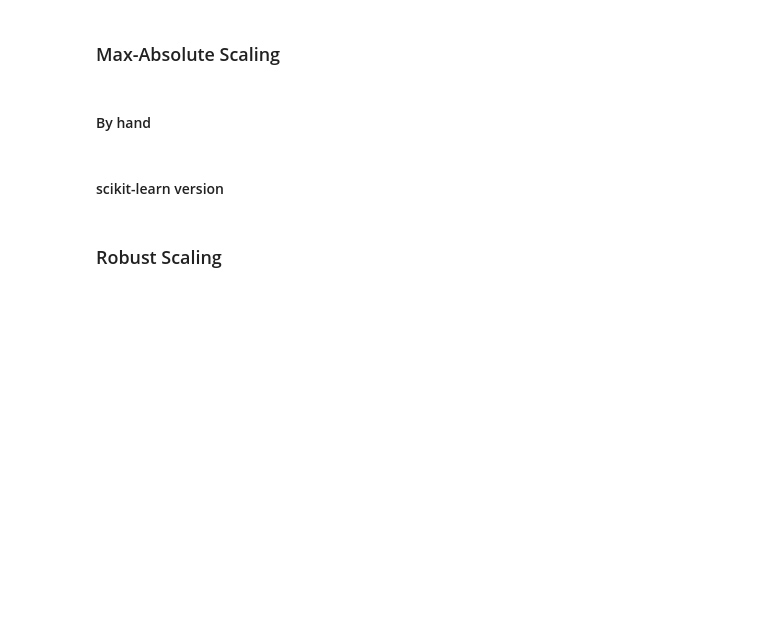
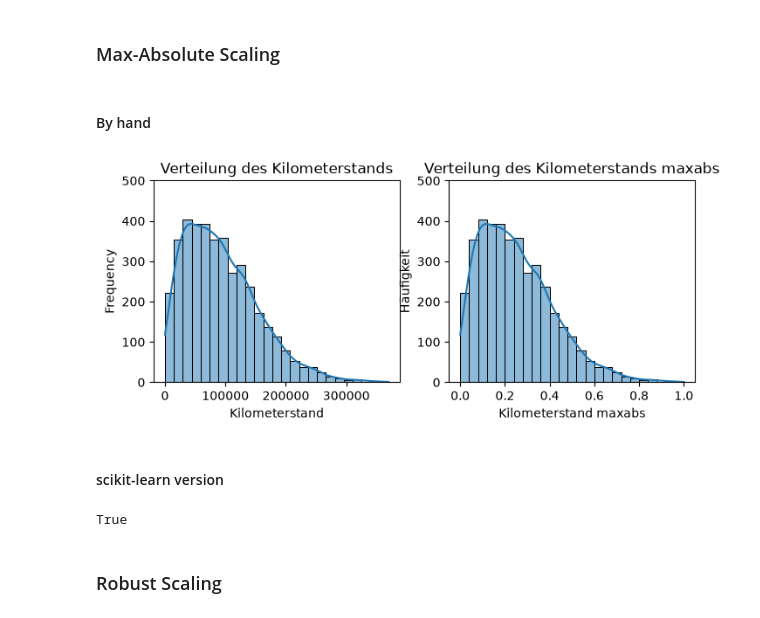
Before and after one commit to Ruzica12344/python_data_preparation, a Jupyter notebook: advanced_data_preparation_car_data.ipynb, the cells around one changed output. Saved outputs shown, nothing was run; the diff lists cells and outputs as text; code cells hidden in the pictures; blank space fills up the shorter version.

```diff
--- a/advanced_data_preparation_car_data.ipynb
+++ b/advanced_data_preparation_car_data.ipynb
@@ -479,10 +479,16 @@ Höhe der Balken	bis ca. 400
 #### scikit-learn version
 # %%
 # Min-Max scaling of the variable 'mileage' (scikit-learn version)
+from sklearn.preprocessing import MinMaxScaler
 
 
 # Fit the scaler and transform the variable
 # (note the double brackets: scikit-learn expects a 2D input)
-
+scaler = MinMaxScaler()
+df['mileage_scaled_minmax_sklearn'] =scaler.fit_transform(df[['mileage']]).ravel()
+#df[['x']] -> 2x[[]]=2D und 1[]=1D
 
 # Check that the by-hand and scikit-learn versions give the same result
+#vergleichen mileage_scaled_minmax_sklearn mit mileage_scaled_minmax
+print(np.allclose(df['mileage_scaled_minmax_sklearn'],
+                  df['mileage_scaled_minmax']))
@@ -492,26 +500,54 @@ Höhe der Balken	bis ca. 400
 #### By hand
 # %%
 # Max-Absolute scaling of the variable 'mileage' (by hand)
+df['mileage_scaled_max_abs'] = df['mileage'] / df['mileage'].abs().max()
 
 
 # Histogram of the variable 'mileage' and 'mileage_scaled_max_abs'
+plt.figure(figsize=(8, 3))
+plt.subplot(1, 2, 1) #heisst-> 1= es soll eine Reihe geben, 2= in dieser Reihe soll es 2 Grafiken geben, 1= jetzt zeichne ich die erste (links).
+sns.histplot(data=df, x='mileage', bins=25, kde=True)
+plt.title('Verteilung des Kilometerstands')
+plt.xlabel('Kilometerstand')
+plt.ylabel('Frequency')
+plt.ylim(0, 500)
+
+plt.subplot(1, 2, 2)
+sns.histplot(data=df, x='mileage_scaled_max_abs', bins=25, kde=True)
+plt.title('Verteilung des Kilometerstands maxabs')
+plt.xlabel('Kilometerstand maxabs')
+plt.ylabel('Häufigkeit')
+plt.ylim(0, 500)
+plt.show()
+
 
 
 # Set the y-axis range for each subplot and add labels
 
 
 # Display the plot
+# %% [output]
+[figure, added]
 # %% [markdown]
 #### scikit-learn version
 # %%
 # Max-Absolute scaling of the variable 'mileage' (scikit-learn version)
+from sklearn.preprocessing import MaxAbsScaler
+scaler = MaxAbsScaler()   #erstellen, Werkzeug bereit
 
 
 # Fit the scaler and transform the variable
 # (note the double brackets: scikit-learn expects a 2D input)
+df['mileage_scaled_maxabs_sklearn'] =scaler.fit_transform(df[['mileage']]).ravel()
+#Werkzeug schaut daten an und lernt etwas ("scaler.fit_...") und "transform" -> Werkzeug verändert die Daten mit dem Gelernten.
+#df[['opi']] -> 2x[[]]=2D und 1[]=1D | .ravel bringt [[]] 2D zurück zu 1d damit es als Tabelle verwendet werden kann.
 
 
 # Check that the by-hand and scikit-learn versions give the same result
+print(np.allclose(df['mileage_scaled_max_abs'],
+                  df['mileage_scaled_maxabs_sklearn']))
+# %% [output]
+True
 # %% [markdown]
 ### Robust Scaling
 # %% [markdown]
```
Also changed, not shown: parts of 18 cells of this notebook.
